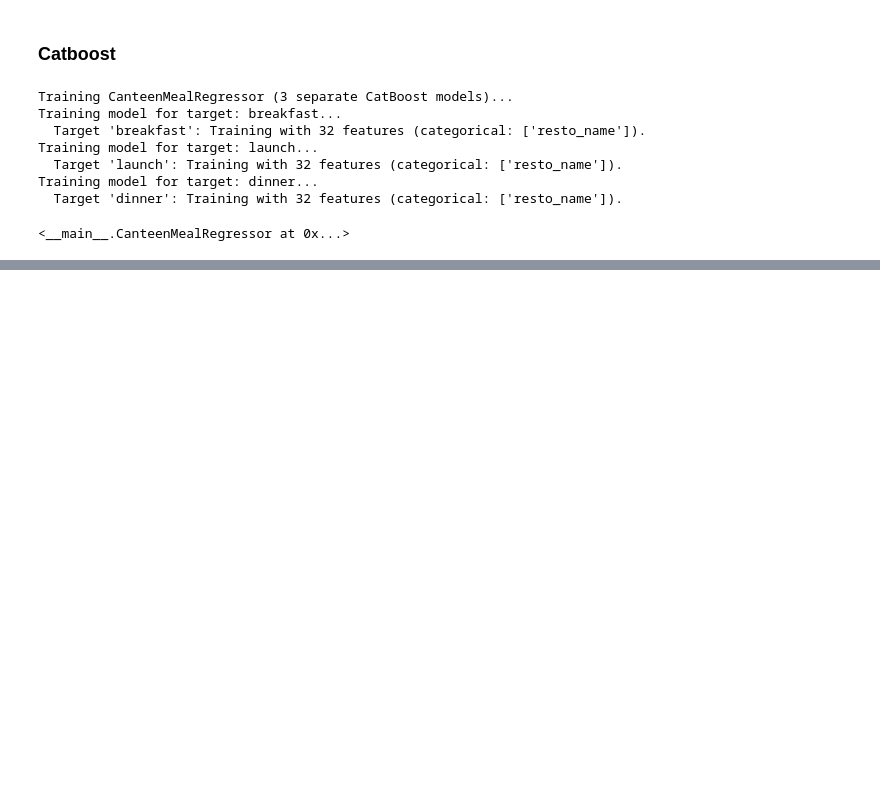
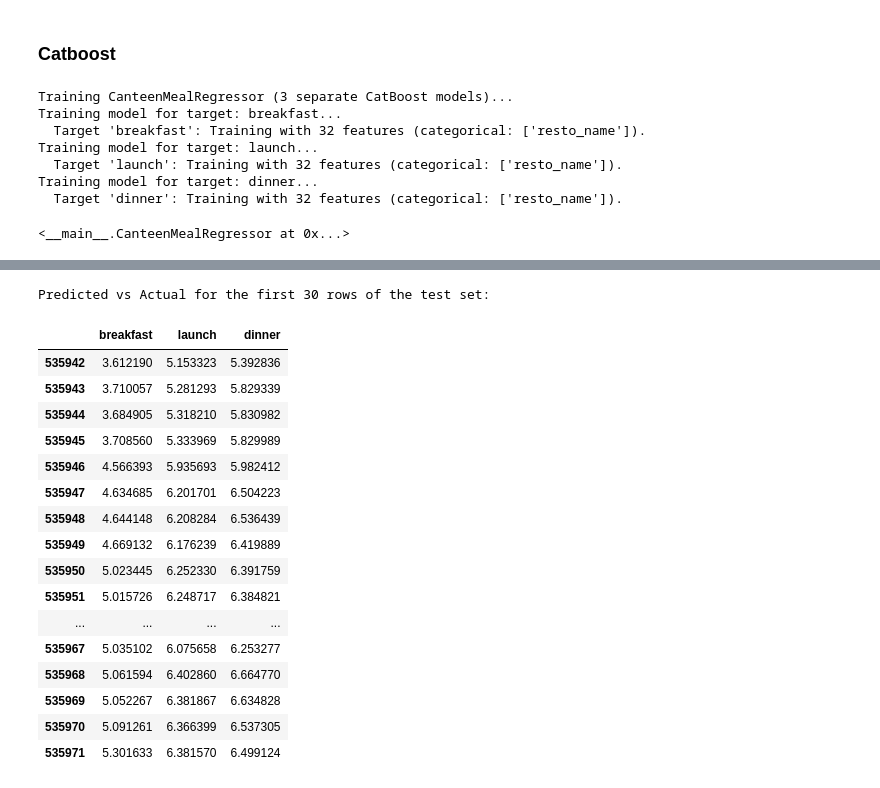
Before and after one commit to aziziabdallahesmail-ensia/IntelliCanteen, a Jupyter notebook: intellicanteen/notebooks/modelling.ipynb, the cells around one changed output, grey strips where cells are left out. Drawn from its saved outputs; the diff is of its cells as text; code cells hidden in the pictures; blank space fills up the shorter version.

```diff
--- a/intellicanteen/notebooks/modelling.ipynb
+++ b/intellicanteen/notebooks/modelling.ipynb
@@ -284,0 +285,23 @@ plt.show()
+# %%
+# print pridicted count vs actual for the first 30 rows of the test set
+print("Predicted vs Actual for the first 30 rows of the test set:")
+preds.head(30)
+# %% [output]
+Predicted vs Actual for the first 30 rows of the test set:
+|  | breakfast | launch | dinner |
+| 535942 | 3.612190 | 5.153323 | 5.392836 |
+| 535943 | 3.710057 | 5.281293 | 5.829339 |
+| 535944 | 3.684905 | 5.318210 | 5.830982 |
+| 535945 | 3.708560 | 5.333969 | 5.829989 |
+| 535946 | 4.566393 | 5.935693 | 5.982412 |
+| 535947 | 4.634685 | 6.201701 | 6.504223 |
+| 535948 | 4.644148 | 6.208284 | 6.536439 |
+| 535949 | 4.669132 | 6.176239 | 6.419889 |
+| 535950 | 5.023445 | 6.252330 | 6.391759 |
+| 535951 | 5.015726 | 6.248717 | 6.384821 |
+| ... | ... | ... | ... |
+| 535967 | 5.035102 | 6.075658 | 6.253277 |
+| 535968 | 5.061594 | 6.402860 | 6.664770 |
+| 535969 | 5.052267 | 6.381867 | 6.634828 |
+| 535970 | 5.091261 | 6.366399 | 6.537305 |
+| 535971 | 5.301633 | 6.381570 | 6.499124 |
```
Also changed, not shown: parts of 5 cells of this notebook.
